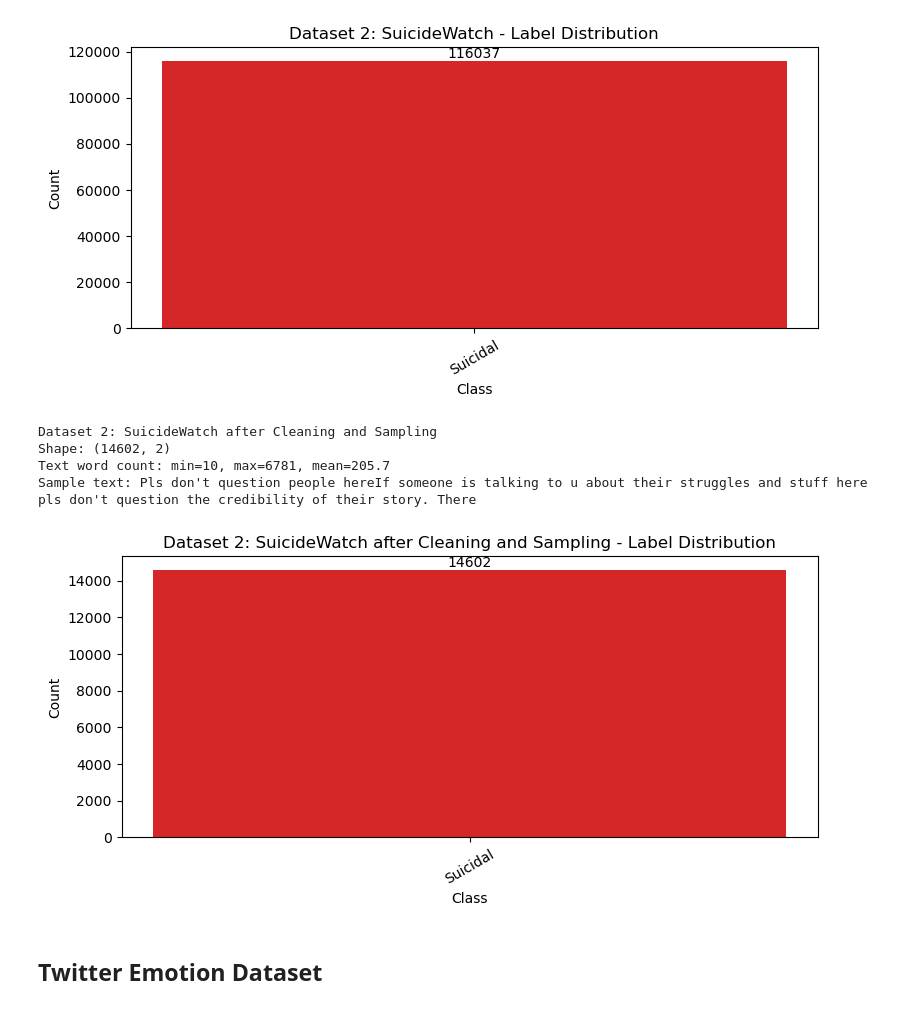
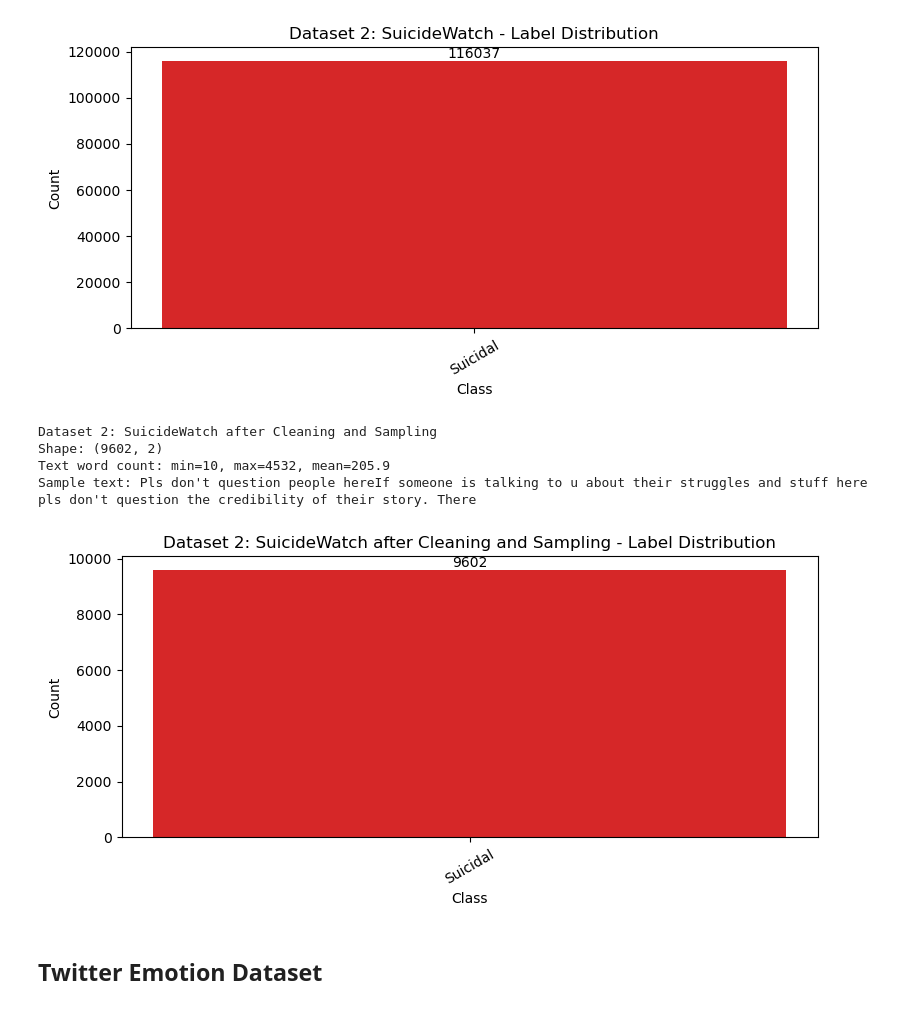
Before and after one commit to RividuPesara/ayu, a Jupyter notebook: notebooks/Sentiment Analysis.ipynb, the cells around one changed output. Saved outputs shown, nothing was run; the diff lists cells and outputs as text; code cells hidden in the pictures.

```diff
--- a/notebooks/Sentiment Analysis.ipynb
+++ b/notebooks/Sentiment Analysis.ipynb
@@ -7,18 +13,24 @@ import pandas as pd
 # %%
 TARGET_CLASSES = ['Depression', 'Suicidal', 'Normal', 'Joy', 'Stress', 'Anxiety']
+CAP_PER_CLASS  = 20000
 
-MENTAL_HEALTH_PATH = '../data/raw/Combined Data.csv'
-SUICIDE_PATH = '../data/raw/Suicide_Detection.csv'
-EMOTIONS_TRAIN_PATH = '../data/raw/emotions_nlp_train.txt'
-EMOTIONS_VAL_PATH = '../data/raw/emotions_nlp_val.txt'
-EMOTIONS_TEST_PATH = '../data/raw/emotions_nlp_test.txt'
-TWITTER_TRAIN_PATH  = '../data/raw/twitter_training.csv'
-TWITTER_VAL_PATH    = '../data/raw/twitter_validation.csv'
-TWITTER_TEST_PATH   = '../data/raw/twitter_test.csv'
-CANCER_PATH = '../data/raw/cancer_mental_health.csv'
+MENTAL_HEALTH_PATH      = '../data/raw/Combined Data.csv'
+SUICIDE_PATH            = '../data/raw/Suicide_Detection.csv'
+EMOTIONS_TRAIN_PATH     = '../data/raw/emotions_nlp_train.txt'
+EMOTIONS_VAL_PATH       = '../data/raw/emotions_nlp_val.txt'
+EMOTIONS_TEST_PATH      = '../data/raw/emotions_nlp_test.txt'
+EMOTIONS_CSV_PATH       = '../data/raw/emotions.csv'
+EMOTION_V5_PATH         = '../data/raw/emotion_dataset_v5_clean.csv'
+DAILYDIALOG_PATH        = '../data/raw/DailyDialog.csv'
+TWITTER_TRAIN_PATH      = '../data/raw/twitter_training.csv'
+TWITTER_VAL_PATH        = '../data/raw/twitter_validation.csv'
+TWITTER_TEST_PATH       = '../data/raw/twitter_test.csv'
+CANCER_PATH             = '../data/raw/cancer_mental_health.csv'
+FEATURE_ENGINEERED_PATH = '../data/raw/mental_heath_feature_engineered.csv'
 
 OUTPUT_LABELED_PATH = '../data/processed/cancer mental health final.csv'
 OUTPUT_VOCAB_PATH   = '../data/processed/cancer vocab text.csv'
+MODEL_DIR           = '../models/'
 
 print('Target classes:', TARGET_CLASSES)
 # %% [output]
@@ -170,24 +310,20 @@ Sample text: Ex Wife Threatening SuicideRecently I left my wife for good because
 # %%
 sw_df = quick_clean(sw_df) #Even though no null this is use to clean the text and filter out very short posts
 sw_df = sw_df[['text', 'label']]
 
 #Count how many suicidal are already in Mental Health dataset
 mh_suicidal = len(mh_df[mh_df['label'] == 'Suicidal'])
+sw_budget   = max(CAP_PER_CLASS - mh_suicidal, 0)
 
-#Total Suicidal needed is 25000
-target_suicidal = 25000
-
-#Calculate how many more is needed from the SuicideWatch dataset
-sw_budget = max(target_suicidal - mh_suicidal, 0)
 if len(sw_df) > sw_budget:
     sw_df = sw_df.sample(n=sw_budget, random_state=42)
 
 explore_dataset('Dataset 2: SuicideWatch after Cleaning and Sampling', sw_df)
 # %% [output]
 Dataset 2: SuicideWatch after Cleaning and Sampling
-Shape: (14602, 2)
-Text word count: min=10, max=6781, mean=205.7
+Shape: (9602, 2)
+Text word count: min=10, max=4532, mean=205.9
 Sample text: Pls don't question people hereIf someone is talking to u about their struggles and stuff here pls don't question the credibility of their story. There
-[figure, old version]
+[figure, new version]
 # %% [markdown]
 ## Twitter Emotion Dataset
```
Also changed, not shown: parts of 45 cells of this notebook.
